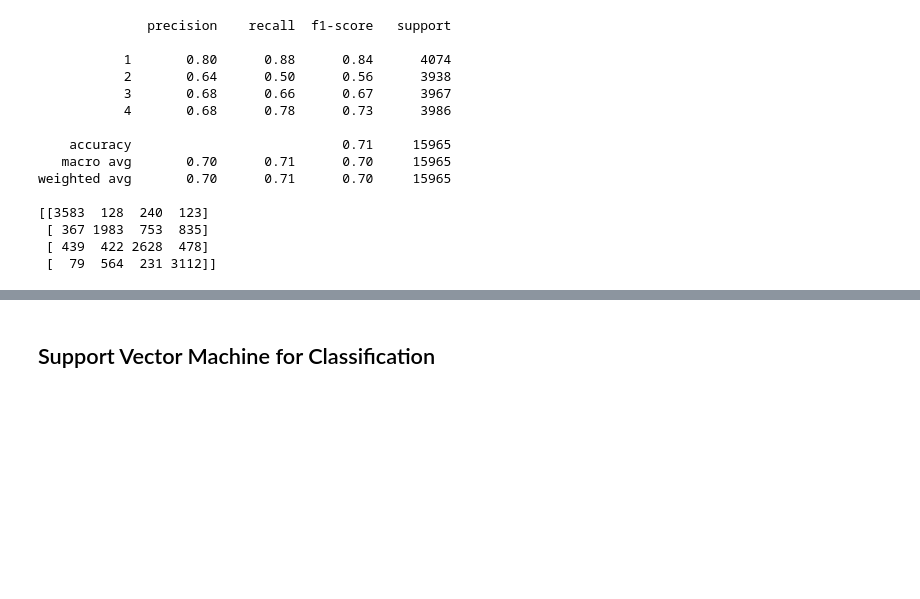
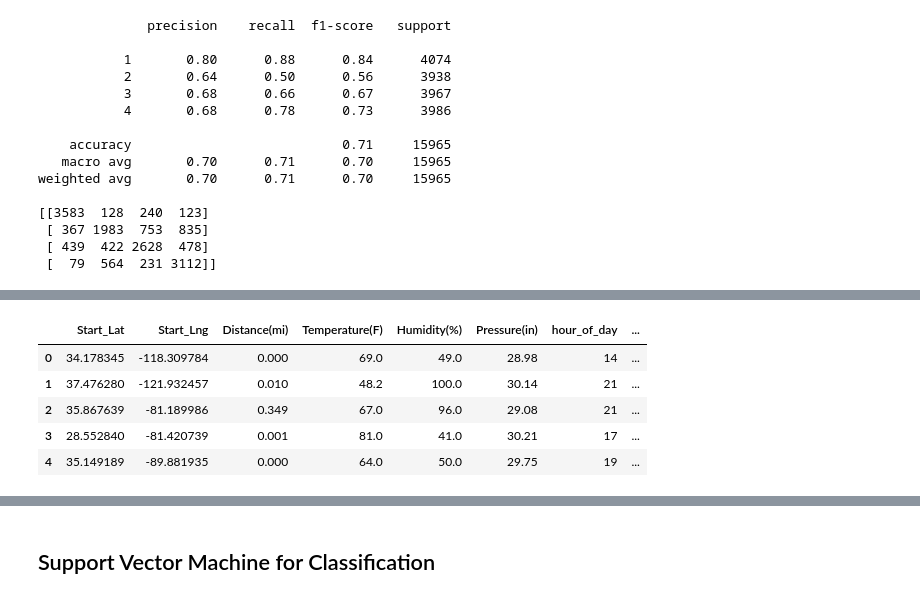
Before and after one commit to CSCE-5301-003-GroupProject/CarAccidentAnalytics, a Jupyter notebook: MEA_FinalProject.ipynb, the cells around one changed output, grey strips where cells are left out. Cells and saved outputs as stored; diff of their text form; code cells hidden in the pictures; blank space fills up the shorter version.

```diff
--- a/MEA_FinalProject.ipynb
+++ b/MEA_FinalProject.ipynb
@@ -840,3 +832,17 @@ weighted avg       0.70      0.71      0.70     15965
  [ 367 1983  753  835]
  [ 439  422 2628  478]
  [  79  564  231 3112]]
+# %%
+# lets see if reducing some features that are less important can drive up the accuracy since it would produce less noise
+
+
+# create a random forest and assess the features that are most important
+model = RandomForestClassifier()
+model.fit(X, y)
+feature_importance = model.feature_importances_
+
+feature_importance_df = pd.DataFrame({'Feature': X.columns, 'Importance': feature_importance})
+
+feature_importance_df = feature_importance_df.sort_values(by='Importance', ascending=False)
+
+display(feature_importance_df)
@@ -842,0 +867,19 @@ weighted avg       0.70      0.71      0.70     15965
+# %%
+# lets remove the lesser important features and
+
+
+features_to_remove_low_importance = ['Is_Extreme', 'Weather_Snow/Ice', 'Weather_Low Visibility', 'Is_Windy', 'Weather_Rain/Thunder',
+                                     'Precipitation(in)', 'Weather_Cloudy', 'Sunrise_Sunset', 'Weather_Clear', 'Visibility(mi)']
+new_X = X.copy()
+
+
+new_X.drop(columns=features_to_remove_low_importance,inplace=True)
+
+display(new_X.head())
+# %% [output]
+|  | Start_Lat | Start_Lng | Distance(mi) | Temperature(F) | Humidity(%) | Pressure(in) | hour_of_day | ... |
+| 0 | 34.178345 | -118.309784 | 0.000 | 69.0 | 49.0 | 28.98 | 14 | ... |
+| 1 | 37.476280 | -121.932457 | 0.010 | 48.2 | 100.0 | 30.14 | 21 | ... |
+| 2 | 35.867639 | -81.189986 | 0.349 | 67.0 | 96.0 | 29.08 | 21 | ... |
+| 3 | 28.552840 | -81.420739 | 0.001 | 81.0 | 41.0 | 30.21 | 17 | ... |
+| 4 | 35.149189 | -89.881935 | 0.000 | 64.0 | 50.0 | 29.75 | 19 | ... |
```
Also changed, not shown: parts of 7 cells of this notebook.
